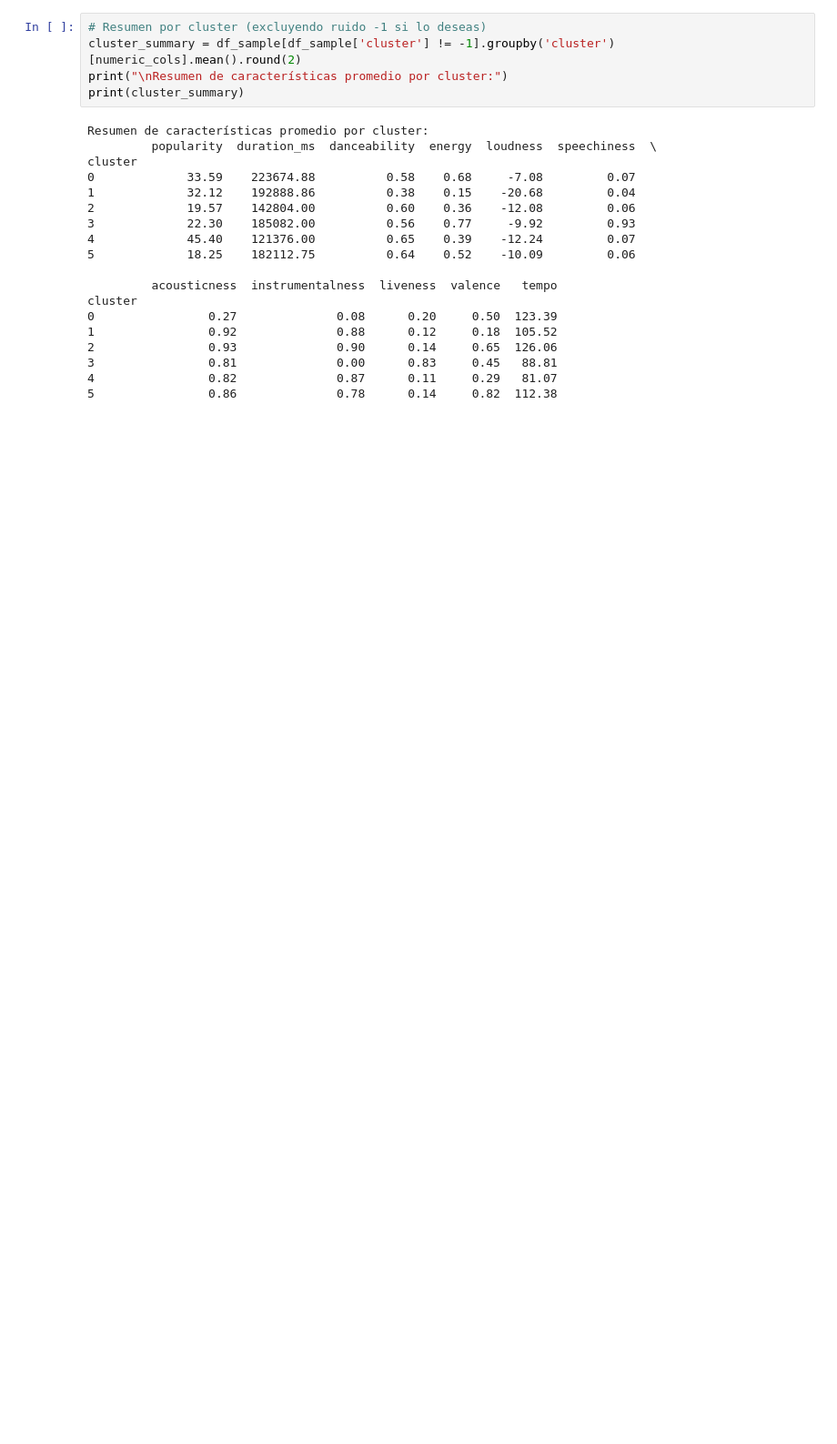
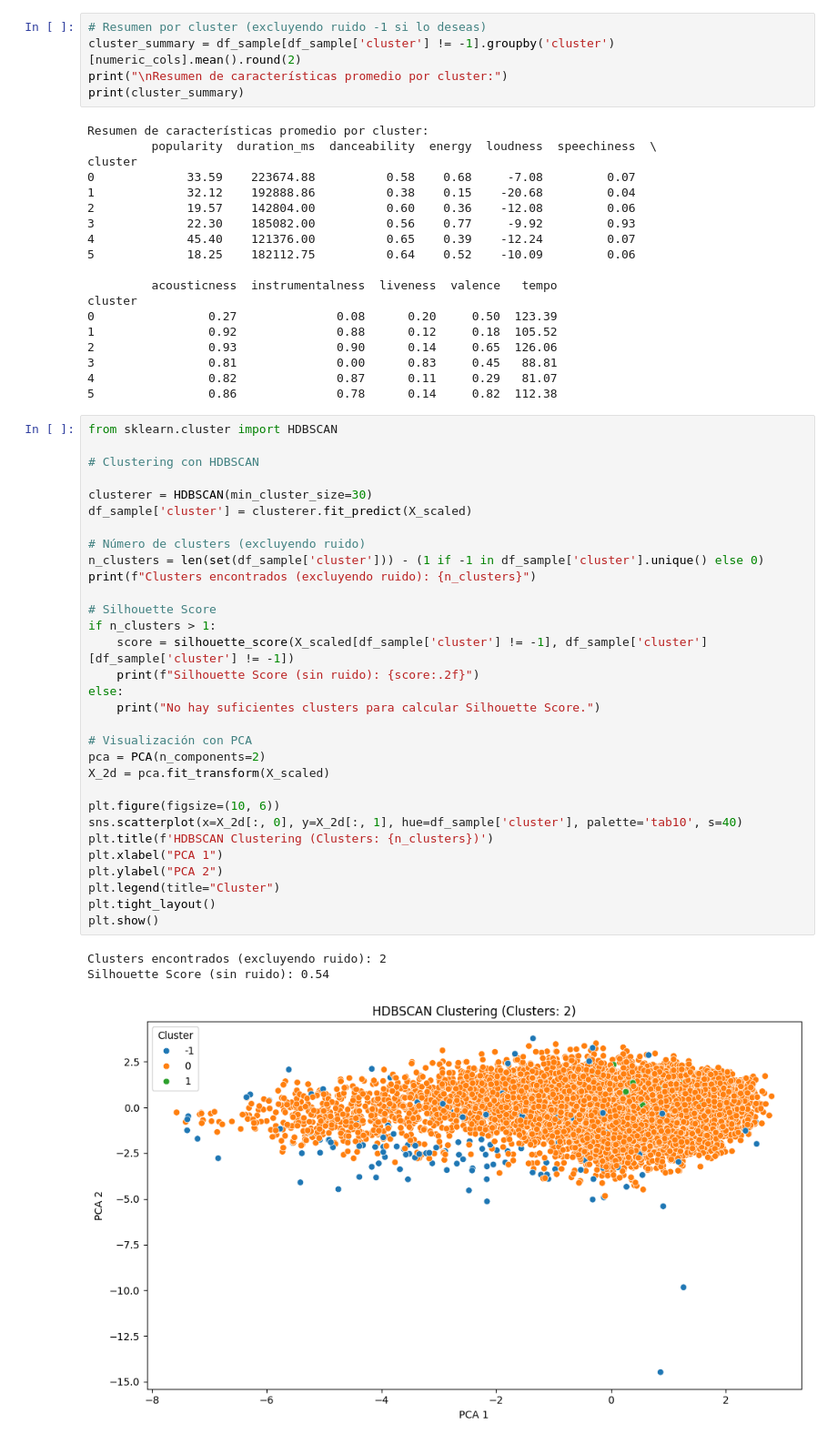
Before and after one commit to astromai/Proyecto-Mineria-de-Datos-CC5205, a Jupyter notebook: notebooks/pregunta_1.ipynb, the cells around one changed output. Shown at 91% size. Cells and saved outputs as stored; diff of their text form; blank space fills up the shorter version.

```diff
--- a/notebooks/pregunta_1.ipynb
+++ b/notebooks/pregunta_1.ipynb
@@ -209,3 +230,38 @@ cluster
 3                0.81              0.00      0.83     0.45   88.81
 4                0.82              0.87      0.11     0.29   81.07
 5                0.86              0.78      0.14     0.82  112.38
+# %%
+from sklearn.cluster import HDBSCAN
+
+# Clustering con HDBSCAN
+
+clusterer = HDBSCAN(min_cluster_size=30)
+df_sample['cluster'] = clusterer.fit_predict(X_scaled)
+
+# Número de clusters (excluyendo ruido)
+n_clusters = len(set(df_sample['cluster'])) - (1 if -1 in df_sample['cluster'].unique() else 0)
+print(f"Clusters encontrados (excluyendo ruido): {n_clusters}")
+
+# Silhouette Score
+if n_clusters > 1:
+    score = silhouette_score(X_scaled[df_sample['cluster'] != -1], df_sample['cluster'][df_sample['cluster'] != -1])
+    print(f"Silhouette Score (sin ruido): {score:.2f}")
+else:
+    print("No hay suficientes clusters para calcular Silhouette Score.")
+
+# Visualización con PCA
+pca = PCA(n_components=2)
+X_2d = pca.fit_transform(X_scaled)
+
+plt.figure(figsize=(10, 6))
+sns.scatterplot(x=X_2d[:, 0], y=X_2d[:, 1], hue=df_sample['cluster'], palette='tab10', s=40)
+plt.title(f'HDBSCAN Clustering (Clusters: {n_clusters})')
+plt.xlabel("PCA 1")
+plt.ylabel("PCA 2")
+plt.legend(title="Cluster")
+plt.tight_layout()
+plt.show()
+# %% [output]
+Clusters encontrados (excluyendo ruido): 2
+Silhouette Score (sin ruido): 0.54
+[figure, added]
```
Also changed, not shown: parts of 4 cells of this notebook.
